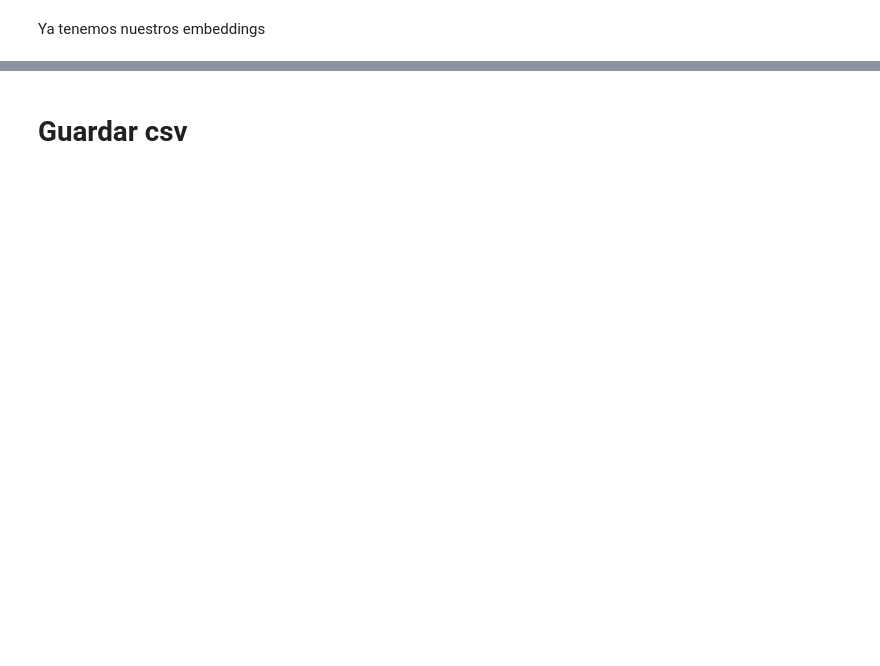
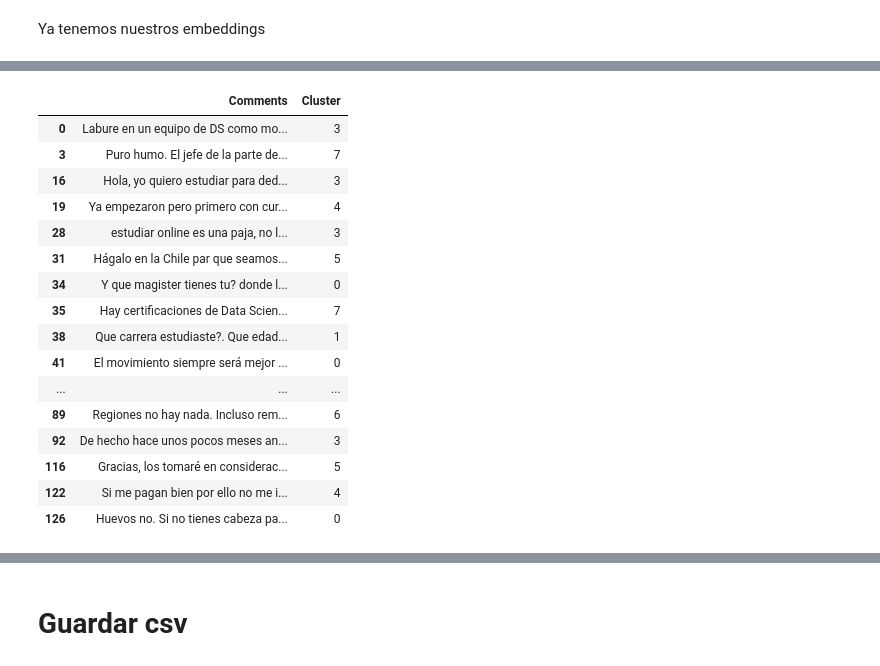
Before and after one commit to LuizIgnacio2002/getting_comments_from_reddit, a Jupyter notebook: notebook.ipynb, the cells around one changed output, grey strips where cells are left out. Cells and saved outputs as stored; diff of their text form; code cells hidden in the pictures; blank space fills up the shorter version.

```diff
--- a/notebook.ipynb
+++ b/notebook.ipynb
@@ -128,0 +249,31 @@ df.head()
+# %%
+df['Cluster'] = labels
+# %%
+import pandas as pd
+
+pd.set_option("display.max_rows", None)       # mostrar todas las filas
+pd.set_option("display.max_colwidth", None)   # mostrar todo el texto en cada celda
+
+# DataFrame con solo las columnas Comments y Cluster
+df_selected = df[['Comments', 'Cluster']]
+
+# Mostrar las primeras 20 filas
+df_selected.head(30)
+# %% [output]
+|  | Comments | Cluster |
+| 0 | Labure en un equipo de DS como mo... | 3 |
+| 3 | Puro humo. El jefe de la parte de... | 7 |
+| 16 | Hola, yo quiero estudiar para ded... | 3 |
+| 19 | Ya empezaron pero primero con cur... | 4 |
+| 28 | estudiar online es una paja, no l... | 3 |
+| 31 | Hágalo en la Chile par que seamos... | 5 |
+| 34 | Y que magister tienes tu? donde l... | 0 |
+| 35 | Hay certificaciones de Data Scien... | 7 |
+| 38 | Que carrera estudiaste?. Que edad... | 1 |
+| 41 | El movimiento siempre será mejor ... | 0 |
+| ... | ... | ... |
+| 89 | Regiones no hay nada. Incluso rem... | 6 |
+| 92 | De hecho hace unos pocos meses an... | 3 |
+| 116 | Gracias, los tomaré en considerac... | 5 |
+| 122 | Si me pagan bien por ello no me i... | 4 |
+| 126 | Huevos no. Si no tienes cabeza pa... | 0 |
```
Also changed, not shown: parts of 23 cells of this notebook, 1 other file.
